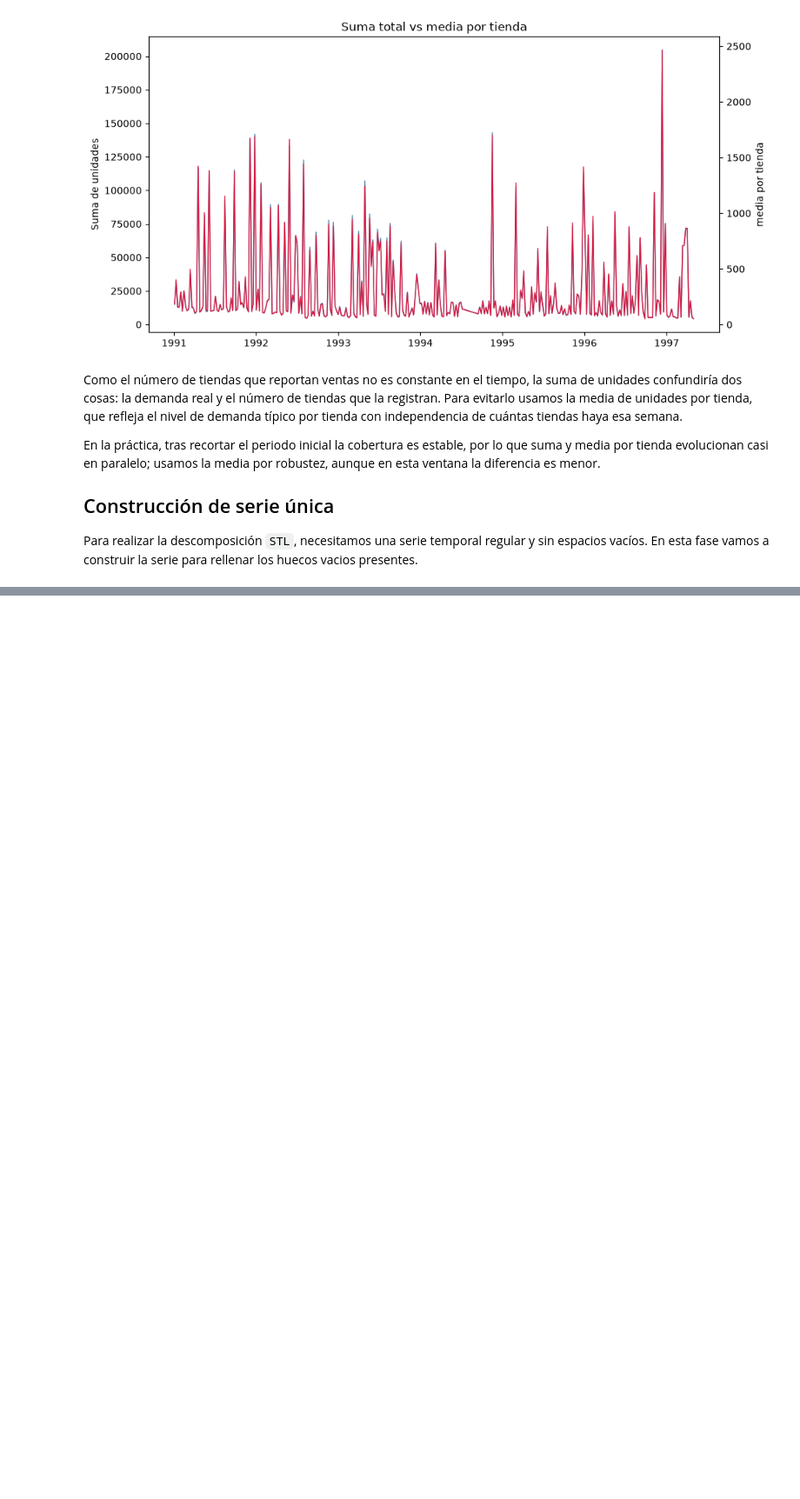
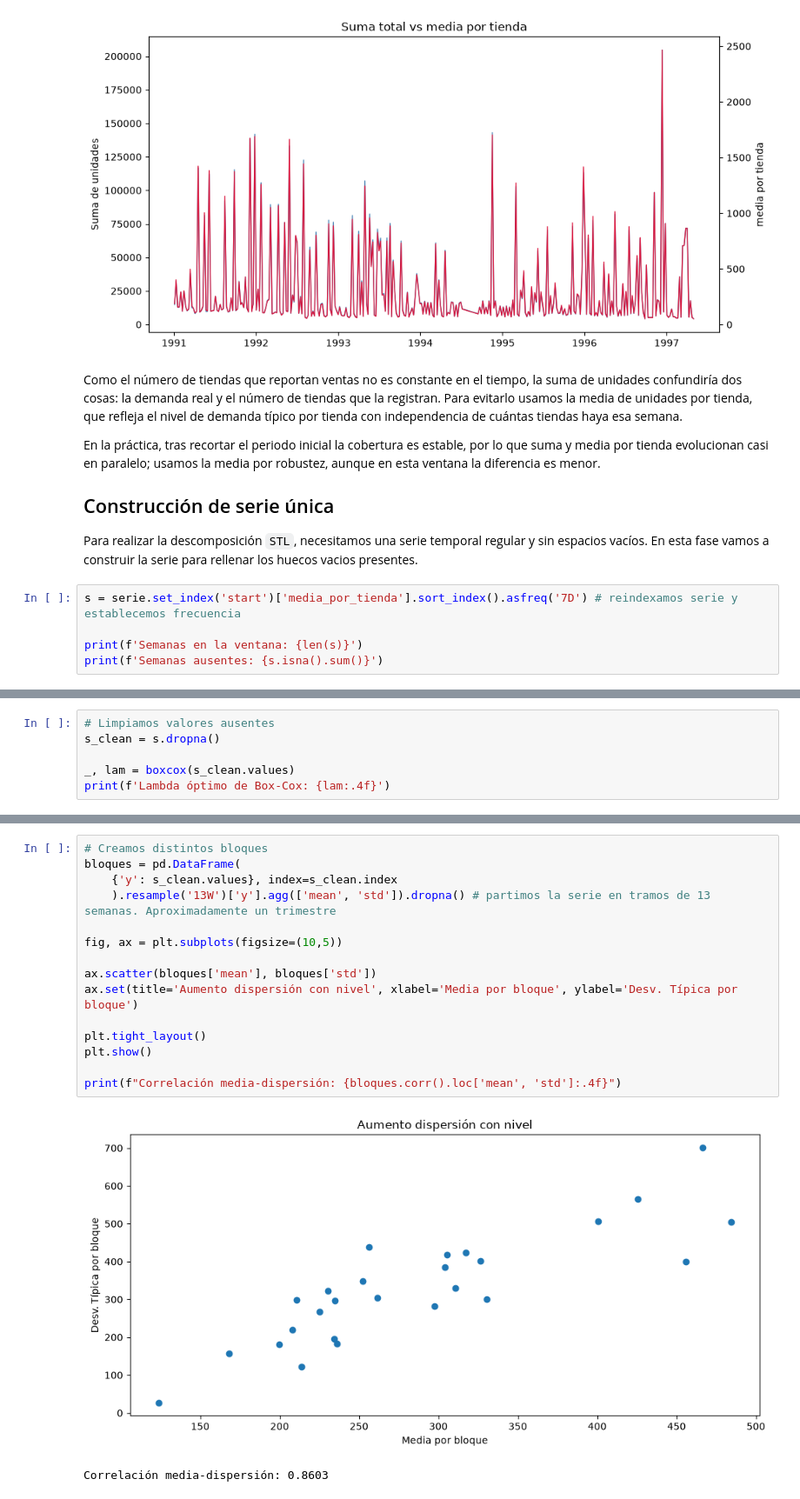
Before and after one commit to ivanfondo/Portafolio-Data-Science-Python, a Jupyter notebook: Pricing-Dominicks/notebooks/02_grupo_reducido_stl.ipynb, the cells around one changed output, grey strips where cells are left out. Shown at 87% size. Saved outputs shown, nothing was run; the diff lists cells and outputs as text; blank space fills up the shorter version.

Commit message:
Descomposición de serie

```diff
--- a/Pricing-Dominicks/notebooks/02_grupo_reducido_stl.ipynb
+++ b/Pricing-Dominicks/notebooks/02_grupo_reducido_stl.ipynb
@@ -83,3 +84,8 @@ En la práctica, tras recortar el periodo inicial la cobertura es estable, por l
 
 ## Construcción de serie única
 Para realizar la descomposición `STL`, necesitamos una serie temporal regular y sin espacios vacíos. En esta fase vamos a construir la serie para rellenar los huecos vacios presentes.
+# %%
+s = serie.set_index('start')['media_por_tienda'].sort_index().asfreq('7D') # reindexamos serie y establecemos frecuencia
+
+print(f'Semanas en la ventana: {len(s)}')
+print(f'Semanas ausentes: {s.isna().sum()}')
@@ -85,0 +113,6 @@ Para realizar la descomposición `STL`, necesitamos una serie temporal regular y
+# %%
+# Limpiamos valores ausentes
+s_clean = s.dropna()
+
+_, lam = boxcox(s_clean.values)
+print(f'Lambda óptimo de Box-Cox: {lam:.4f}')
@@ -85,0 +140,18 @@ Para realizar la descomposición `STL`, necesitamos una serie temporal regular y
+# %%
+# Creamos distintos bloques
+bloques = pd.DataFrame(
+    {'y': s_clean.values}, index=s_clean.index
+    ).resample('13W')['y'].agg(['mean', 'std']).dropna() # partimos la serie en tramos de 13 semanas. Aproximadamente un trimestre
+
+fig, ax = plt.subplots(figsize=(10,5))
+
+ax.scatter(bloques['mean'], bloques['std'])
+ax.set(title='Aumento dispersión con nivel', xlabel='Media por bloque', ylabel='Desv. Típica por bloque')
+
+plt.tight_layout()
+plt.show()
+
+print(f"Correlación media-dispersión: {bloques.corr().loc['mean', 'std']:.4f}")
+# %% [output]
+[figure, added]
+Correlación media-dispersión: 0.8603
```
Also changed, not shown: parts of 17 cells of this notebook.
